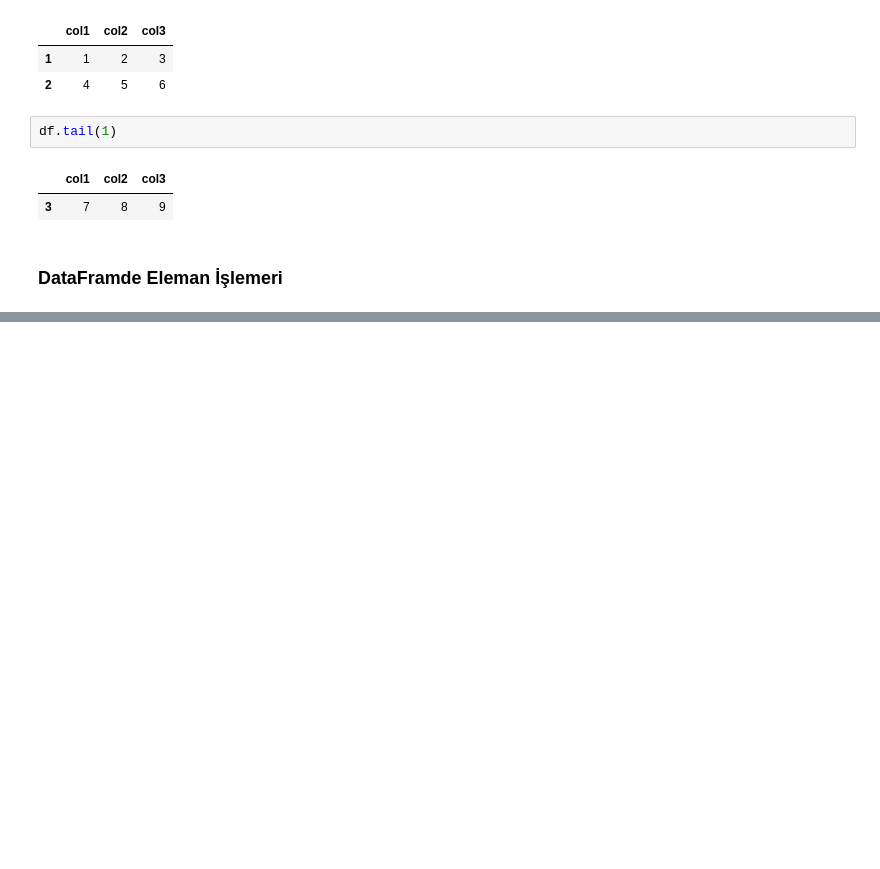
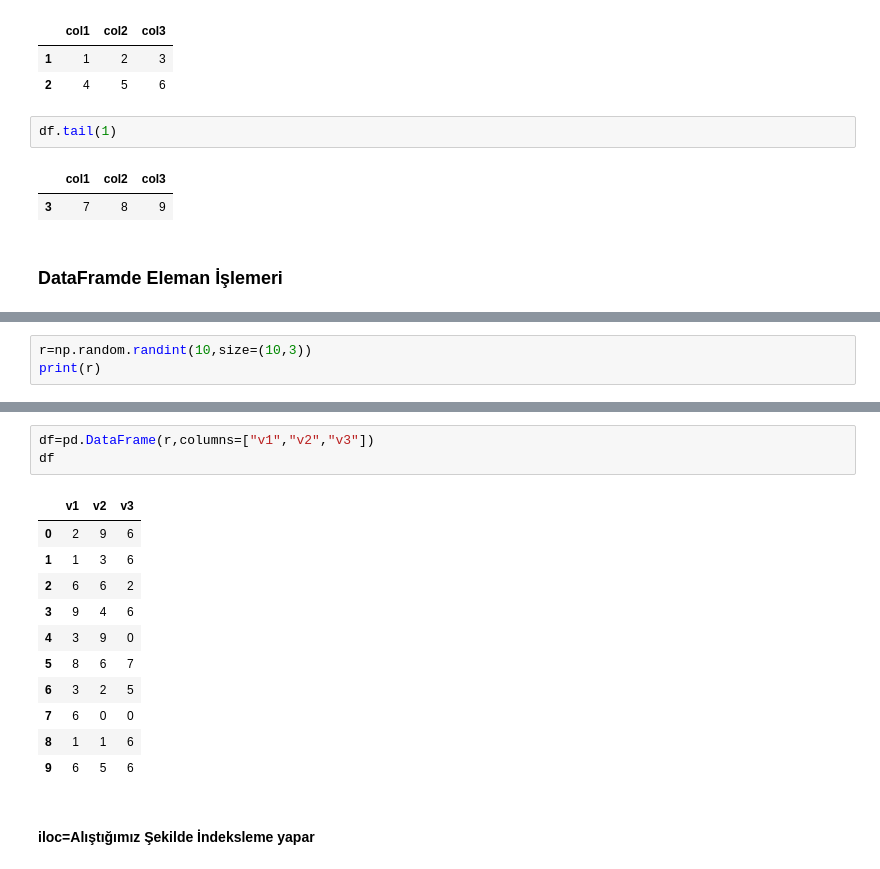
Before and after one commit to Melfo03/Python_Data_Science, a Jupyter notebook: NumPy & Pandas/Pandas.ipynb, the cells around one changed output, grey strips where cells are left out. Cells and saved outputs as stored; diff of their text form; blank space fills up the shorter version.

```diff
--- a/NumPy & Pandas/Pandas.ipynb
+++ b/NumPy & Pandas/Pandas.ipynb
@@ -238,0 +322,3 @@ df.tail(1)
+# %%
+r=np.random.randint(10,size=(10,3))
+print(r)
@@ -238,0 +336,17 @@ df.tail(1)
+# %%
+df=pd.DataFrame(r,columns=["v1","v2","v3"])
+df
+# %% [output]
+|  | v1 | v2 | v3 |
+| 0 | 2 | 9 | 6 |
+| 1 | 1 | 3 | 6 |
+| 2 | 6 | 6 | 2 |
+| 3 | 9 | 4 | 6 |
+| 4 | 3 | 9 | 0 |
+| 5 | 8 | 6 | 7 |
+| 6 | 3 | 2 | 5 |
+| 7 | 6 | 0 | 0 |
+| 8 | 1 | 1 | 6 |
+| 9 | 6 | 5 | 6 |
+# %% [markdown]
+#### iloc=Alıştığımız Şekilde İndeksleme yapar
```
Also changed, not shown: parts of 61 cells of this notebook.
